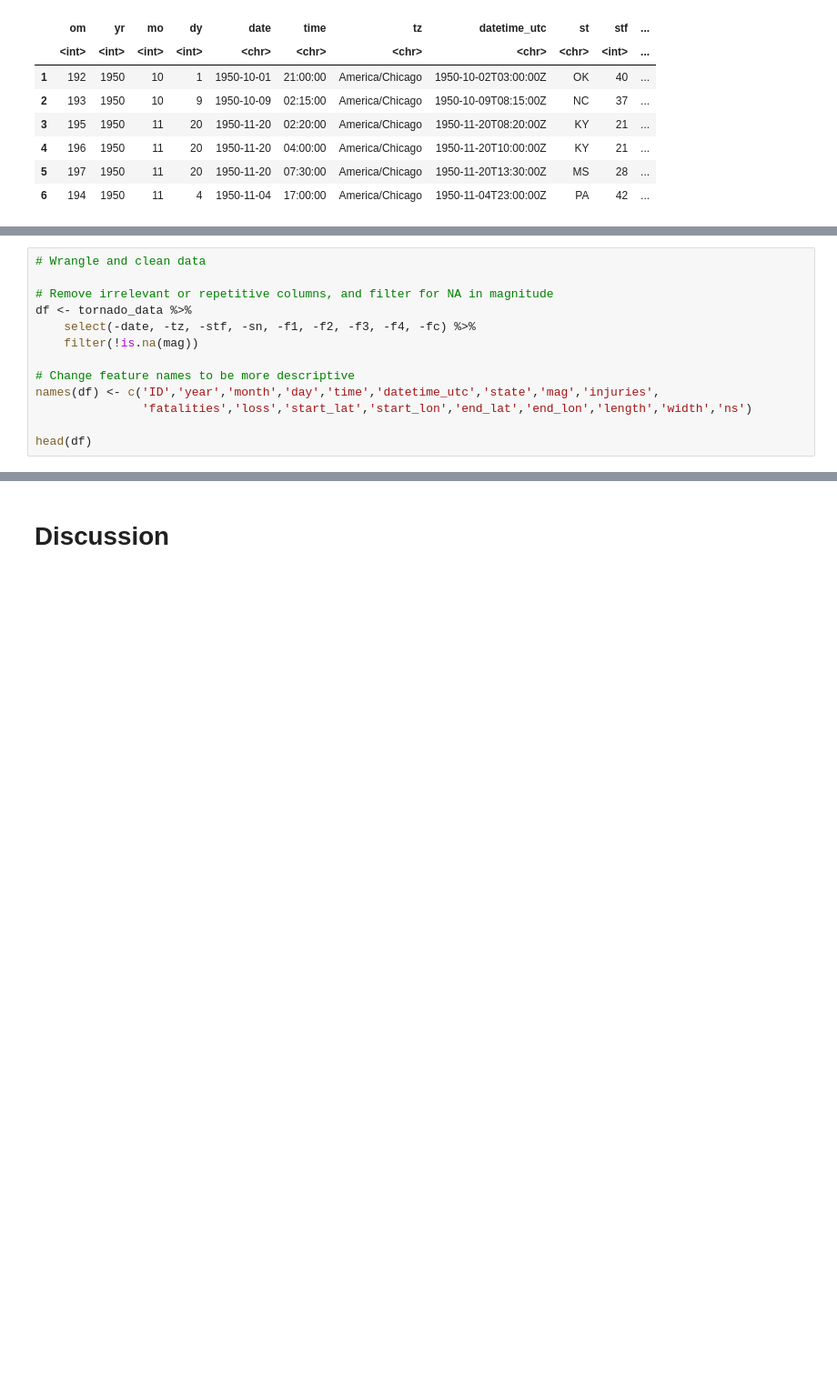
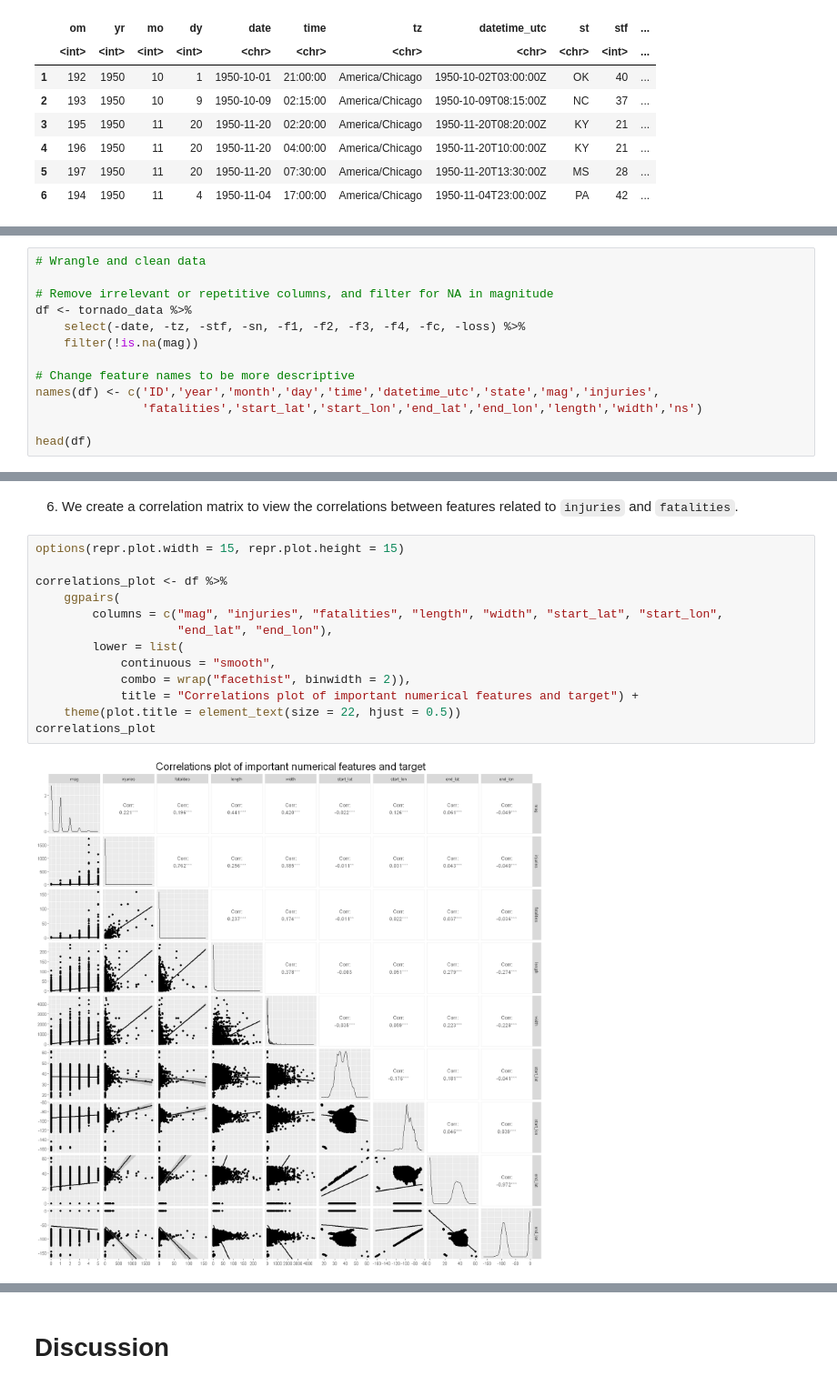
Before and after one commit to DSCI-310-2024/DSCI-310-Group-1-Predict-Casualties-From-Tornado-Data, a Jupyter notebook: src/tornado_predictor.ipynb, the cells around one changed output, grey strips where cells are left out. Shown at 91% size. Cells and saved outputs as stored; diff of their text form; blank space fills up the shorter version.

Commit message:
added text to explain steps, some eda, summary, and viz

```diff
--- a/src/tornado_predictor.ipynb
+++ b/src/tornado_predictor.ipynb
@@ -32,12 +82,12 @@ A data.frame: 6 × 27
 
 # Remove irrelevant or repetitive columns, and filter for NA in magnitude
 df <- tornado_data %>%
-    select(-date, -tz, -stf, -sn, -f1, -f2, -f3, -f4, -fc) %>%
+    select(-date, -tz, -stf, -sn, -f1, -f2, -f3, -f4, -fc, -loss) %>%
     filter(!is.na(mag))
 
 # Change feature names to be more descriptive
 names(df) <- c('ID','year','month','day','time','datetime_utc','state','mag','injuries',
-               'fatalities','loss','start_lat','start_lon','end_lat','end_lon','length','width','ns')
+               'fatalities','start_lat','start_lon','end_lat','end_lon','length','width','ns')
 
 head(df)
 # %% [output]
@@ -52,0 +127,17 @@ A data.frame: 6 × 18
+# %% [markdown]
+6. We create a correlation matrix to view the correlations between features related to `injuries` and `fatalities`.
+# %%
+options(repr.plot.width = 15, repr.plot.height = 15)
+
+correlations_plot <- df %>%
+    ggpairs(
+        columns = c("mag", "injuries", "fatalities", "length", "width", "start_lat", "start_lon",
+                    "end_lat", "end_lon"),
+        lower = list(
+            continuous = "smooth",
+            combo = wrap("facethist", binwidth = 2)),
+            title = "Correlations plot of important numerical features and target") +
+    theme(plot.title = element_text(size = 22, hjust = 0.5))
+correlations_plot
+# %% [output]
+[figure, added]
```
Also changed, not shown: parts of 19 cells of this notebook.
